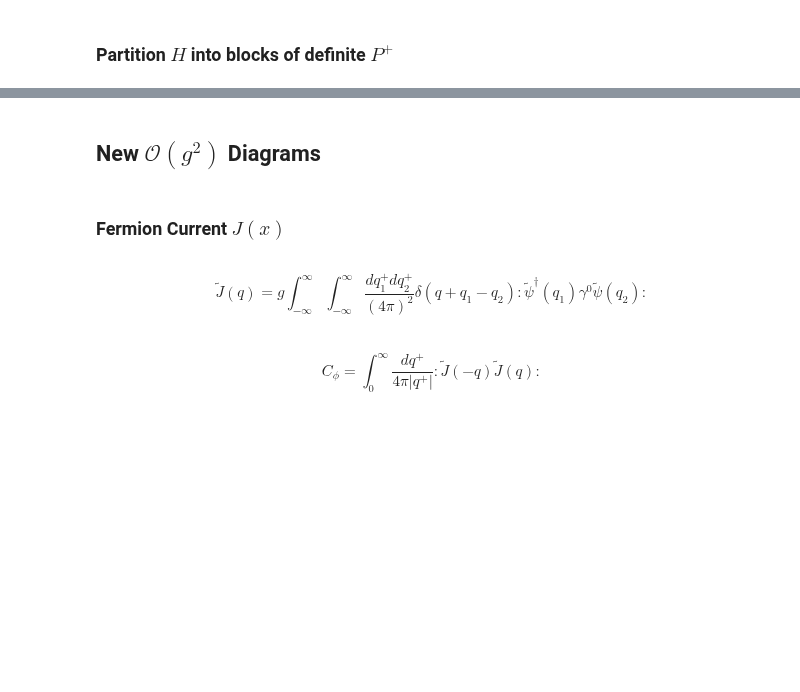
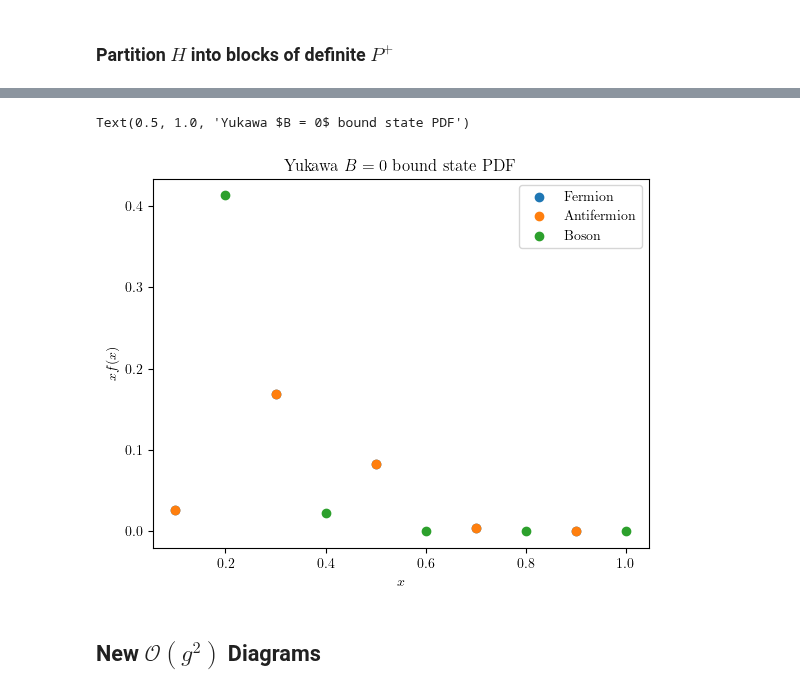
Before and after one commit to cgustin99/OpenParticle, a Jupyter notebook: models/Yukawa/yukawa.ipynb, the cells around one changed output, grey strips where cells are left out. Drawn from its saved outputs; the diff is of its cells as text; code cells hidden in the pictures; blank space fills up the shorter version.

```diff
--- a/models/Yukawa/yukawa.ipynb
+++ b/models/Yukawa/yukawa.ipynb
@@ -126,2 +134,36 @@ Text(0.5, 1.0, 'Yukawa Hamiltonian at $\\Lambda = 3$')
+# %%
+res = 5
+g = 1
+mf = 1
+mb = 0.1
+baryon_number = 0
+
+ham = yukawa_Hamiltonian(res = res, g = g, mf = mf, mb = mb)
+basis = momentum_states_partition(res)
+basis = impose_baryon_number(res = res, basis = basis, baryon_number=baryon_number)
+K_matrix = generate_matrix(ham, basis)
+
+vals, vecs = np.linalg.eigh(K_matrix)
+psi = numpy_to_fock(vecs[:, 0], basis)
+max_weight, _ = max_fock_weight(psi)
+
+fermion_pdf = pdf(res, psi, 'fermion')
+antifermion_pdf = pdf(res, psi, 'antifermion')
+boson_pdf = pdf(res, psi, 'boson')
+
+x_fermion = np.array([k/res for k in np.arange(1/2, res, 1)])
+x_boson = np.array([k/res for k in np.arange(1, res + 1, 1)])
+
+plt.scatter(x_fermion, x_fermion * fermion_pdf, label = f'Fermion')
+plt.scatter(x_fermion, x_fermion * antifermion_pdf, label = f'Antifermion')
+plt.scatter(x_boson, x_boson * boson_pdf, label = f'Boson')
+# plt.scatter([], [], color = 'white', label = f'{max_weight}')
+plt.legend()
+plt.xlabel(f'$x$')
+plt.ylabel(f'$xf(x)$')
+plt.title(f"Yukawa $B = {baryon_number}$ bound state PDF")
+# %% [output]
+Text(0.5, 1.0, 'Yukawa $B = 0$ bound state PDF')
+[figure, added]
 # %% [markdown]
 ## New $\mathcal{O}(g^2)$ Diagrams
@@ -135,10 +169,0 @@ m_B = 1
-# %% [markdown]
-### Fermion Current $J(x)$
-# %% [markdown]
-$$
-\tilde J(q) = g \int_{-\infty}^\infty \int_{-\infty}^\infty \frac{dq_1^+dq_2^+}{(4\pi)^2}\delta(q + q_1 - q_2):\tilde \psi^\dagger(q_1)\gamma^0 \tilde \psi(q_2):
-$$
-# %% [markdown]
-$$
-C_\phi = \int_0^\infty \frac{dq^+}{4\pi|q^+|}:\tilde J(-q) \tilde J(q):
-$$
```
Also changed, not shown: parts of 29 cells of this notebook, 3 other files.
